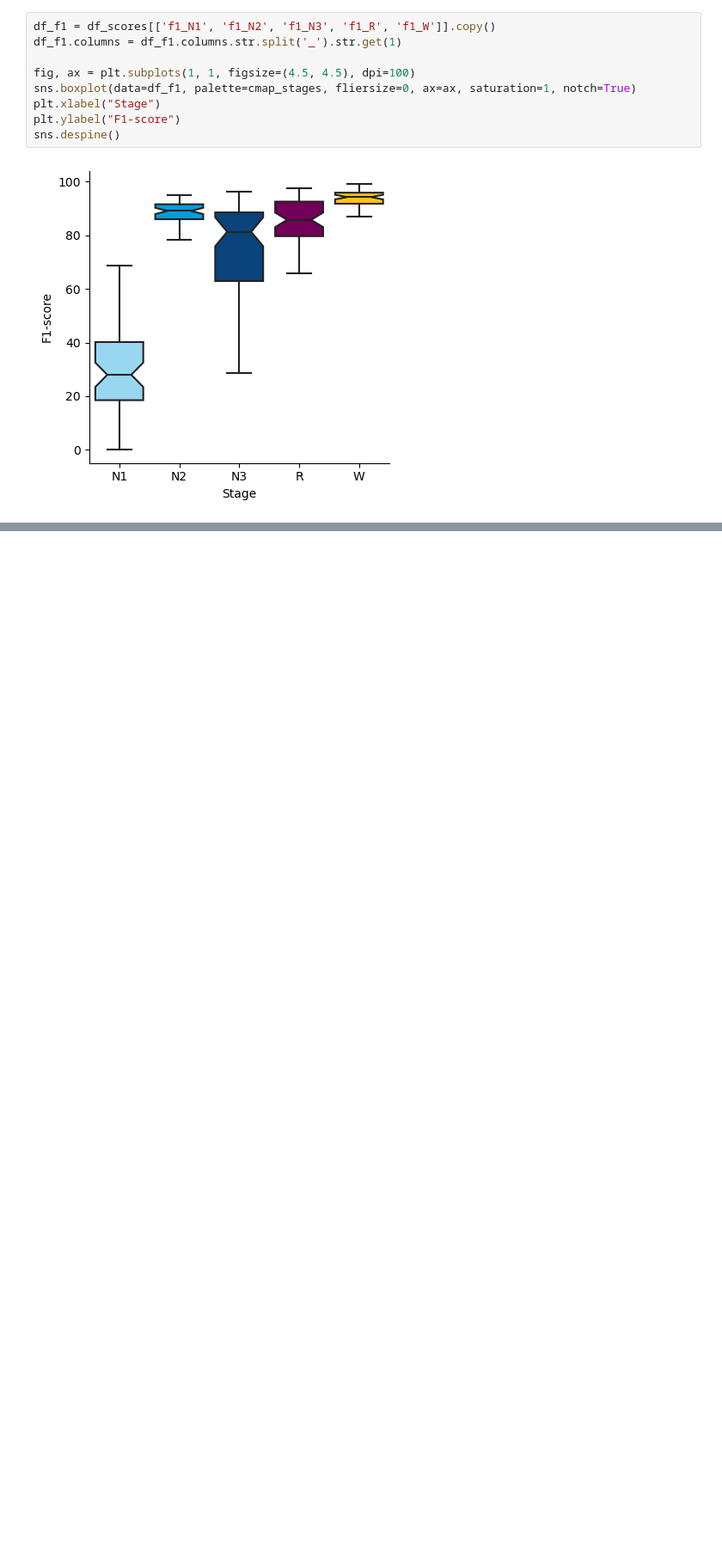
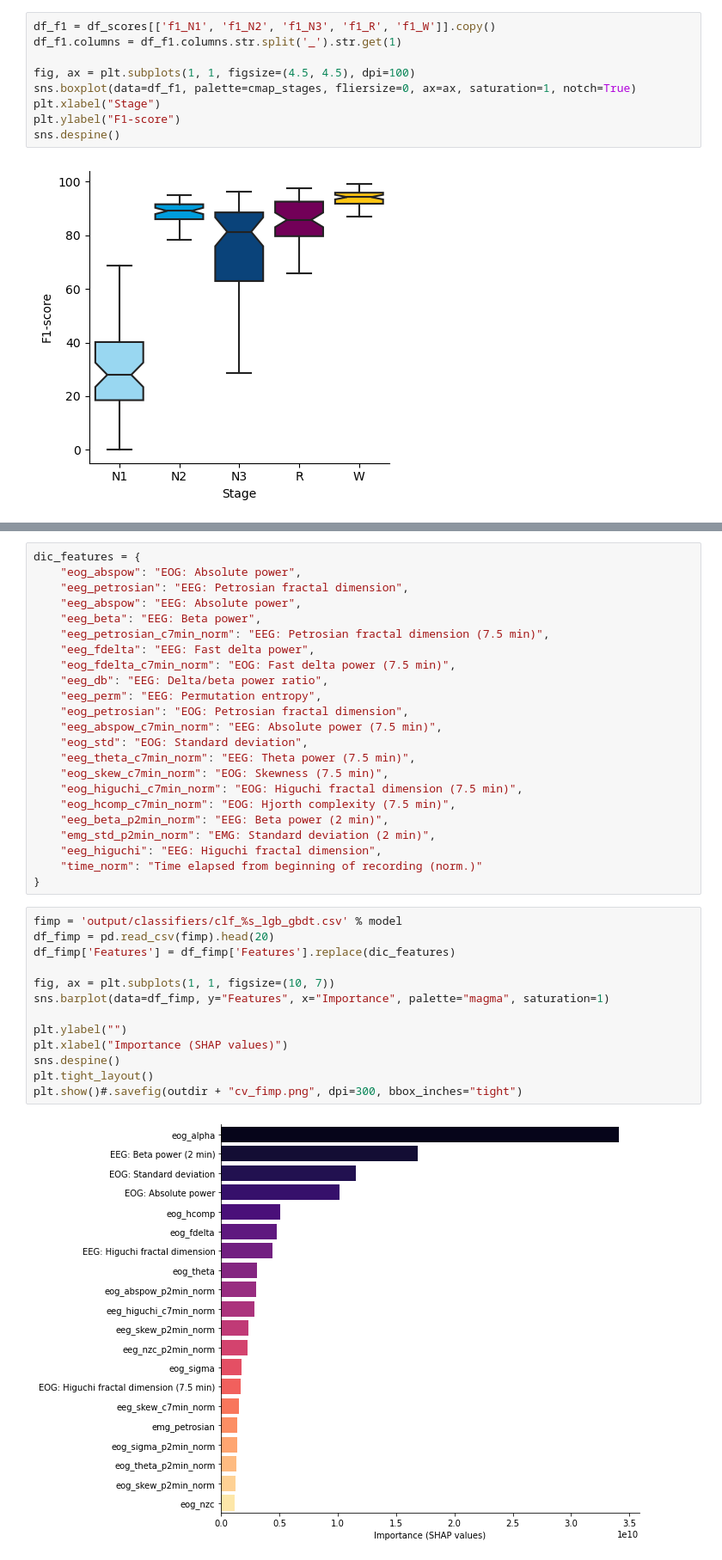
Before and after one commit to chinkevin/DSC180_sleep_apnea, a Jupyter notebook: notebooks/Validate-Copy1.ipynb, the cells around one changed output, grey strips where cells are left out. Shown at 86% size. Cells and saved outputs as stored; diff of their text form; blank space fills up the shorter version.

```diff
--- a/notebooks/Validate-Copy1.ipynb
+++ b/notebooks/Validate-Copy1.ipynb
@@ -150,0 +192,38 @@ sns.despine()
+# %%
+dic_features = {
+    "eog_abspow": "EOG: Absolute power",
+    "eeg_petrosian": "EEG: Petrosian fractal dimension",
+    "eeg_abspow": "EEG: Absolute power",
+    "eeg_beta": "EEG: Beta power",
+    "eeg_petrosian_c7min_norm": "EEG: Petrosian fractal dimension (7.5 min)",
+    "eeg_fdelta": "EEG: Fast delta power",
+    "eog_fdelta_c7min_norm": "EOG: Fast delta power (7.5 min)",
+    "eeg_db": "EEG: Delta/beta power ratio",
+    "eeg_perm": "EEG: Permutation entropy",
+    "eog_petrosian": "EOG: Petrosian fractal dimension",
+    "eeg_abspow_c7min_norm": "EEG: Absolute power (7.5 min)",
+    "eog_std": "EOG: Standard deviation",
+    "eeg_theta_c7min_norm": "EEG: Theta power (7.5 min)",
+    "eog_skew_c7min_norm": "EOG: Skewness (7.5 min)",
+    "eog_higuchi_c7min_norm": "EOG: Higuchi fractal dimension (7.5 min)",
+    "eog_hcomp_c7min_norm": "EOG: Hjorth complexity (7.5 min)",
+    "eeg_beta_p2min_norm": "EEG: Beta power (2 min)",
+    "emg_std_p2min_norm": "EMG: Standard deviation (2 min)",
+    "eeg_higuchi": "EEG: Higuchi fractal dimension",
+    "time_norm": "Time elapsed from beginning of recording (norm.)"
+}
+# %%
+fimp = 'output/classifiers/clf_%s_lgb_gbdt.csv' % model
+df_fimp = pd.read_csv(fimp).head(20)
+df_fimp['Features'] = df_fimp['Features'].replace(dic_features)
+
+fig, ax = plt.subplots(1, 1, figsize=(10, 7))
+sns.barplot(data=df_fimp, y="Features", x="Importance", palette="magma", saturation=1)
+
+plt.ylabel("")
+plt.xlabel("Importance (SHAP values)")
+sns.despine()
+plt.tight_layout()
+plt.show()#.savefig(outdir + "cv_fimp.png", dpi=300, bbox_inches="tight")
+# %% [output]
+[figure, added]
```
Also changed, not shown: parts of 6 cells of this notebook, 8 other files.
